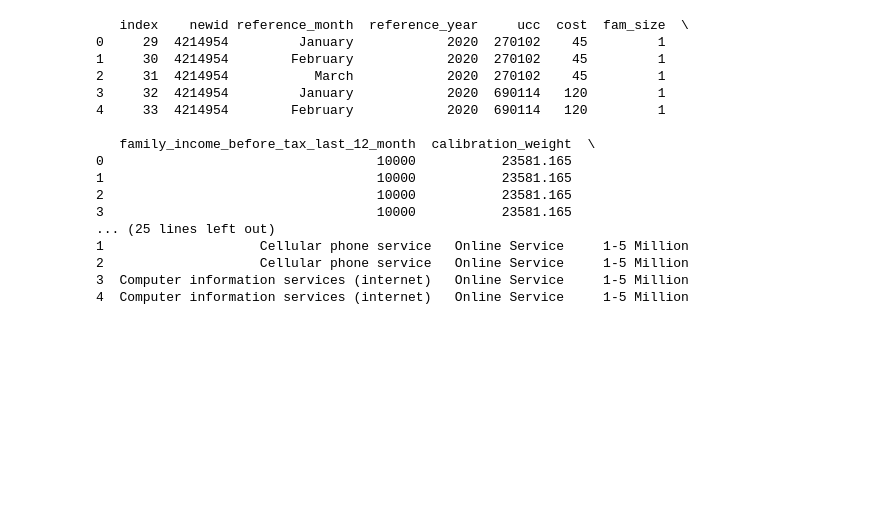
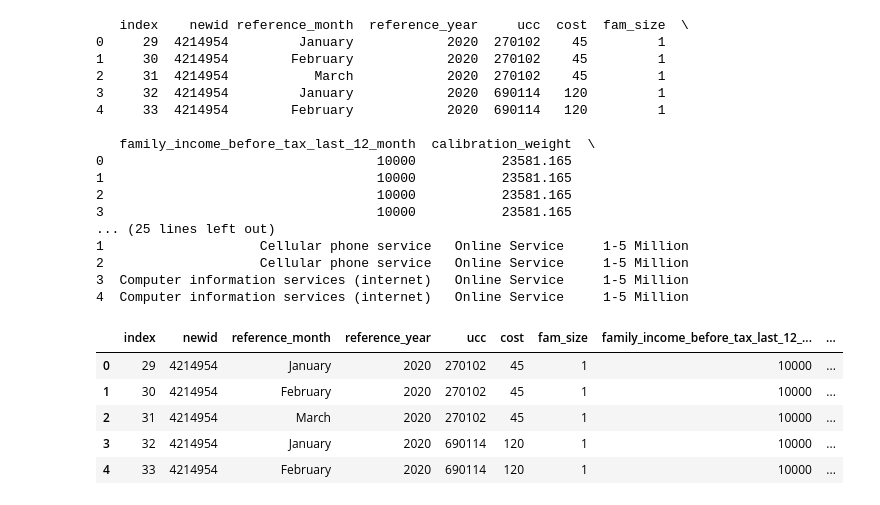
Before and after one commit to Alain-16/Digital_Product_Insights, a Jupyter notebook: DigitalProductEDA.ipynb, the cells around one changed output. Saved outputs shown, nothing was run; the diff lists cells and outputs as text; code cells hidden in the pictures; blank space fills up the shorter version.

```diff
--- a/DigitalProductEDA.ipynb
+++ b/DigitalProductEDA.ipynb
@@ -344,3 +346,12 @@ print(df.head())
 2                    Cellular phone service   Online Service     1-5 Million
 3  Computer information services (internet)   Online Service     1-5 Million
 4  Computer information services (internet)   Online Service     1-5 Million
+# %%
+df.head()
+# %% [output]
+|  | index | newid | reference_month | reference_year | ucc | cost | fam_size | family_income_before_tax_last_12_... | ... |
+| 0 | 29 | 4214954 | January | 2020 | 270102 | 45 | 1 | 10000 | ... |
+| 1 | 30 | 4214954 | February | 2020 | 270102 | 45 | 1 | 10000 | ... |
+| 2 | 31 | 4214954 | March | 2020 | 270102 | 45 | 1 | 10000 | ... |
+| 3 | 32 | 4214954 | January | 2020 | 690114 | 120 | 1 | 10000 | ... |
+| 4 | 33 | 4214954 | February | 2020 | 690114 | 120 | 1 | 10000 | ... |
```
Also changed, not shown: parts of 6 cells of this notebook.
